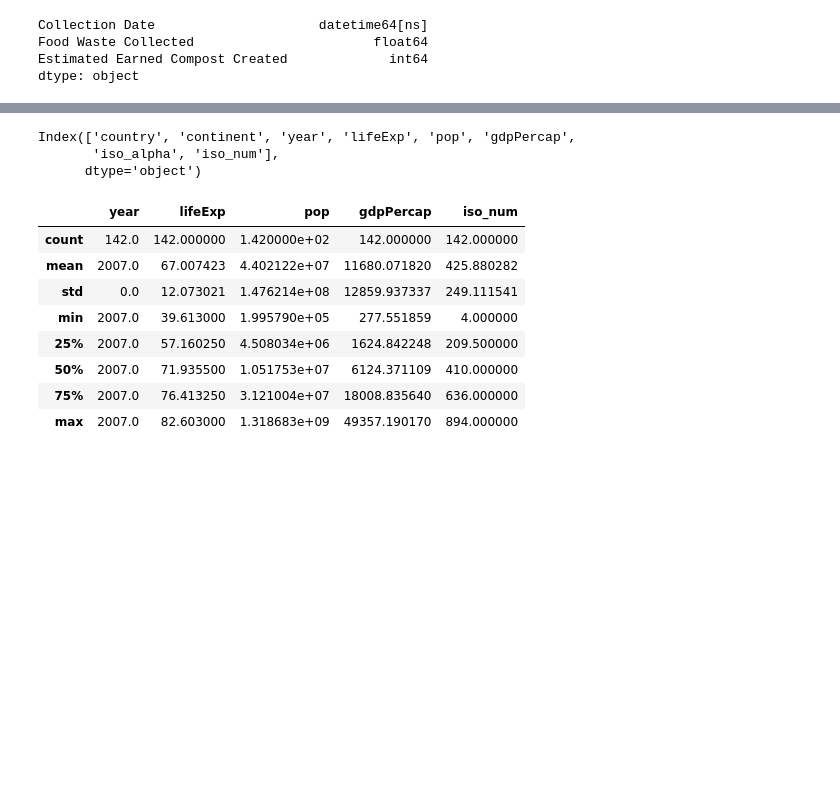
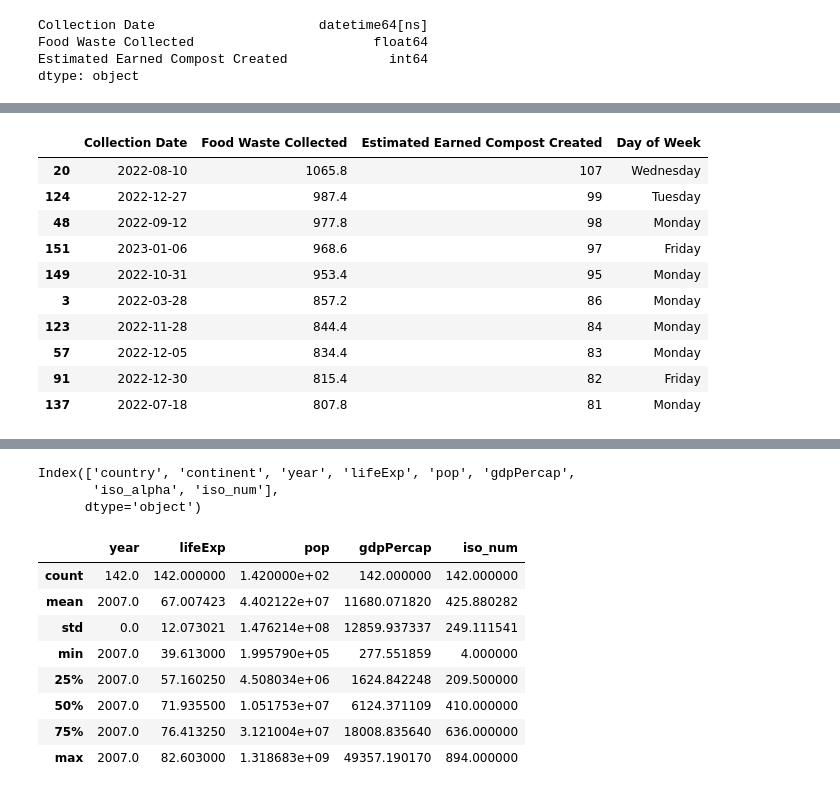
Before and after one commit to step-security-bot/cary-python-introduction, a Jupyter notebook: notebooks/reading_local_files.ipynb, the cells around one changed output, grey strips where cells are left out. Saved outputs shown, nothing was run; the diff lists cells and outputs as text; code cells hidden in the pictures; blank space fills up the shorter version.

Commit message:
add datetime benefit examples

```diff
--- a/notebooks/reading_local_files.ipynb
+++ b/notebooks/reading_local_files.ipynb
@@ -92,6 +94,14 @@ memory usage: 3.7+ KB
 # Oh no, we can see that our Collection Date is not the data type that we want, we need to convert it to a date value.
 
 df_csv['Collection Date'] = pd.to_datetime(df_csv['Collection Date'])
+# %%
+# An alternative way to do this date conversion:
+
+df_csv['Collection Date'] = df_csv['Collection Date'].apply(pd.to_datetime)
+# %%
+# astype() is more generic method to convert data types
+
+df_csv['Collection Date'] = df_csv['Collection Date'].astype('datetime64[ns]')
 # %%
 df_csv.dtypes
 # %% [output]
@@ -114,3 +112,7 @@ df_csv.describe()
+# %%
+# Now that we have converted our Collection Date column to a datetime data type, we can use the dt.day_name() method to create a new column that contains the day of the week.
+
+df_csv['Day of Week'] = df_csv['Collection Date'].dt.day_name()
 # %%
 # What if we want to know the date that we collected the most food waste?
 
@@ -123 +125,17 @@ Collection Date    2022-08-10
 Name: 20, dtype: object
+# %%
+# If you wanted to see our top 10 collection dates, you could do this:
+
+df_csv.nlargest(10,'Food Waste Collected')
+# %% [output]
+|  | Collection Date | Food Waste Collected | Estimated Earned Compost Created | Day of Week |
+| 20 | 2022-08-10 | 1065.8 | 107 | Wednesday |
+| 124 | 2022-12-27 | 987.4 | 99 | Tuesday |
+| 48 | 2022-09-12 | 977.8 | 98 | Monday |
+| 151 | 2023-01-06 | 968.6 | 97 | Friday |
+| 149 | 2022-10-31 | 953.4 | 95 | Monday |
+| 3 | 2022-03-28 | 857.2 | 86 | Monday |
+| 123 | 2022-11-28 | 844.4 | 84 | Monday |
+| 57 | 2022-12-05 | 834.4 | 83 | Monday |
+| 91 | 2022-12-30 | 815.4 | 82 | Friday |
+| 137 | 2022-07-18 | 807.8 | 81 | Monday |
```
Also changed, not shown: parts of 5 cells of this notebook.
